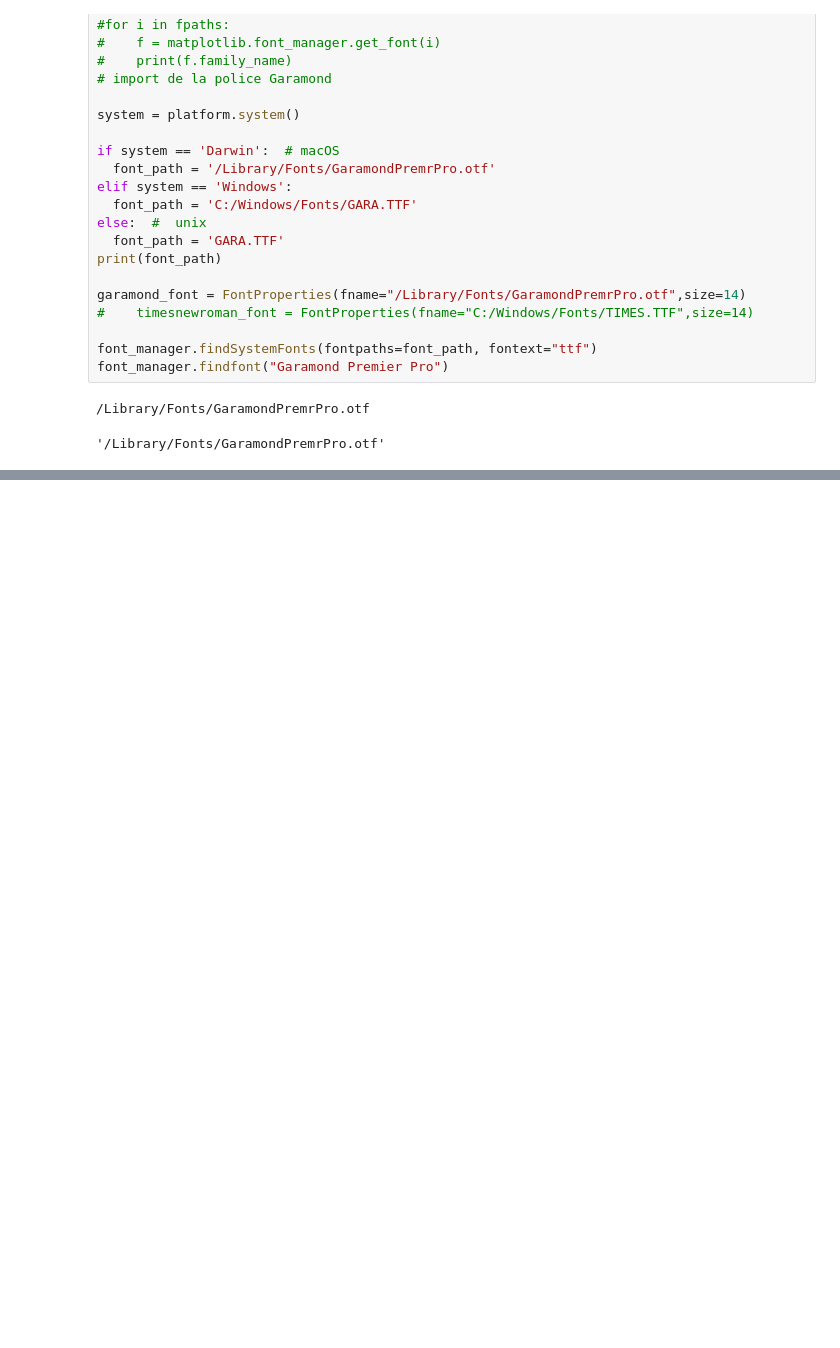
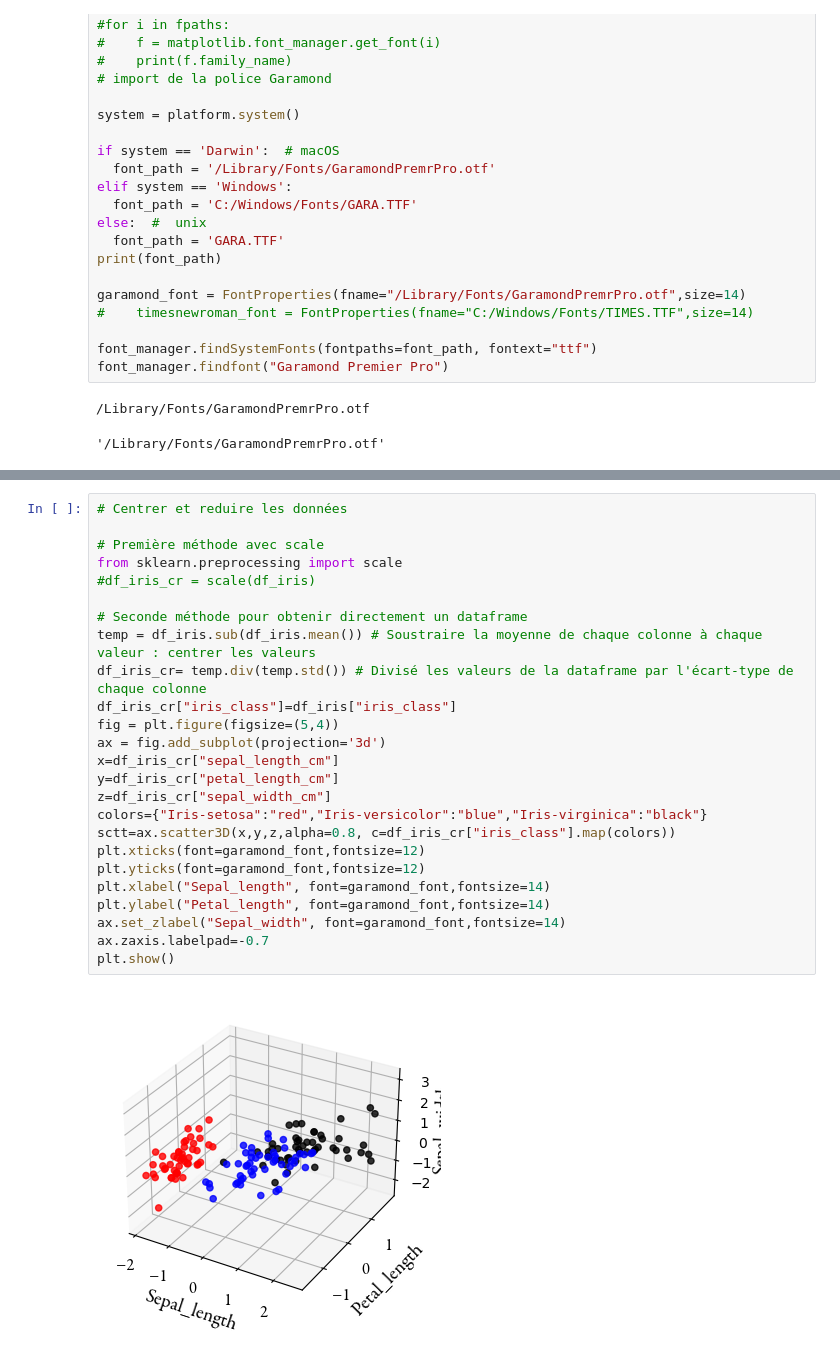
Before and after one commit to RMorana/DU_Data, a Jupyter notebook: DimReduc.ipynb, the cells around one changed output, grey strips where cells are left out. Saved outputs shown, nothing was run; the diff lists cells and outputs as text; blank space fills up the shorter version.

```diff
--- a/DimReduc.ipynb
+++ b/DimReduc.ipynb
@@ -55,0 +93,27 @@ font_manager.findfont("Garamond Premier Pro")
+# %%
+# Centrer et reduire les données
+
+# Première méthode avec scale
+from sklearn.preprocessing import scale
+#df_iris_cr = scale(df_iris)
+
+# Seconde méthode pour obtenir directement un dataframe
+temp = df_iris.sub(df_iris.mean()) # Soustraire la moyenne de chaque colonne à chaque valeur : centrer les valeurs
+df_iris_cr= temp.div(temp.std()) # Divisé les valeurs de la dataframe par l'écart-type de chaque colonne
+df_iris_cr["iris_class"]=df_iris["iris_class"]
+fig = plt.figure(figsize=(5,4))
+ax = fig.add_subplot(projection='3d')
+x=df_iris_cr["sepal_length_cm"]
+y=df_iris_cr["petal_length_cm"]
+z=df_iris_cr["sepal_width_cm"]
+colors={"Iris-setosa":"red","Iris-versicolor":"blue","Iris-virginica":"black"}
+sctt=ax.scatter3D(x,y,z,alpha=0.8, c=df_iris_cr["iris_class"].map(colors))
+plt.xticks(font=garamond_font,fontsize=12)
+plt.yticks(font=garamond_font,fontsize=12)
+plt.xlabel("Sepal_length", font=garamond_font,fontsize=14)
+plt.ylabel("Petal_length", font=garamond_font,fontsize=14)
+ax.set_zlabel("Sepal_width", font=garamond_font,fontsize=14)
+ax.zaxis.labelpad=-0.7
+plt.show()
+# %% [output]
+[figure, added]
```
Also changed, not shown: parts of 7 cells of this notebook.
